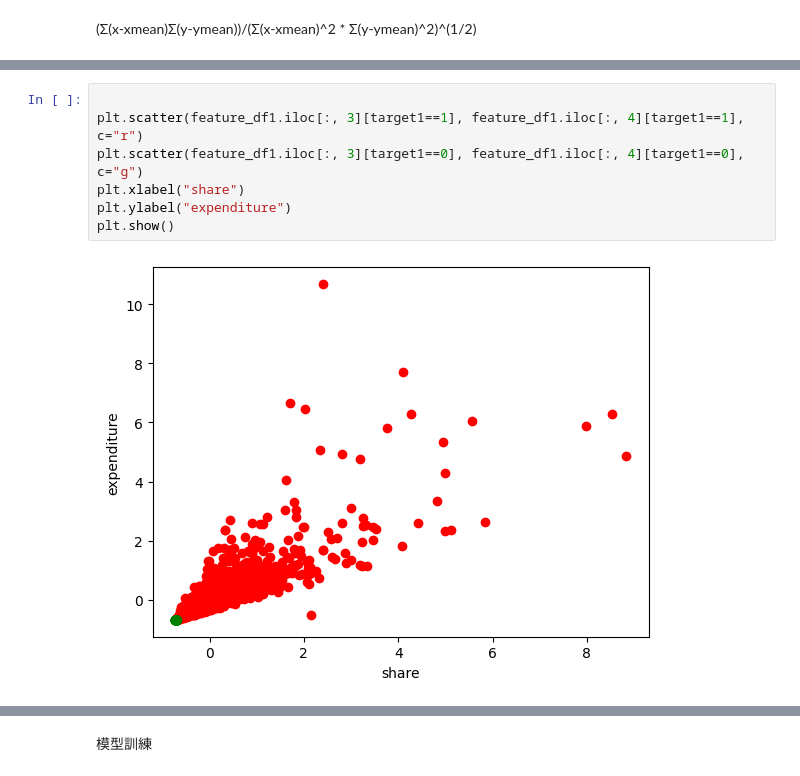
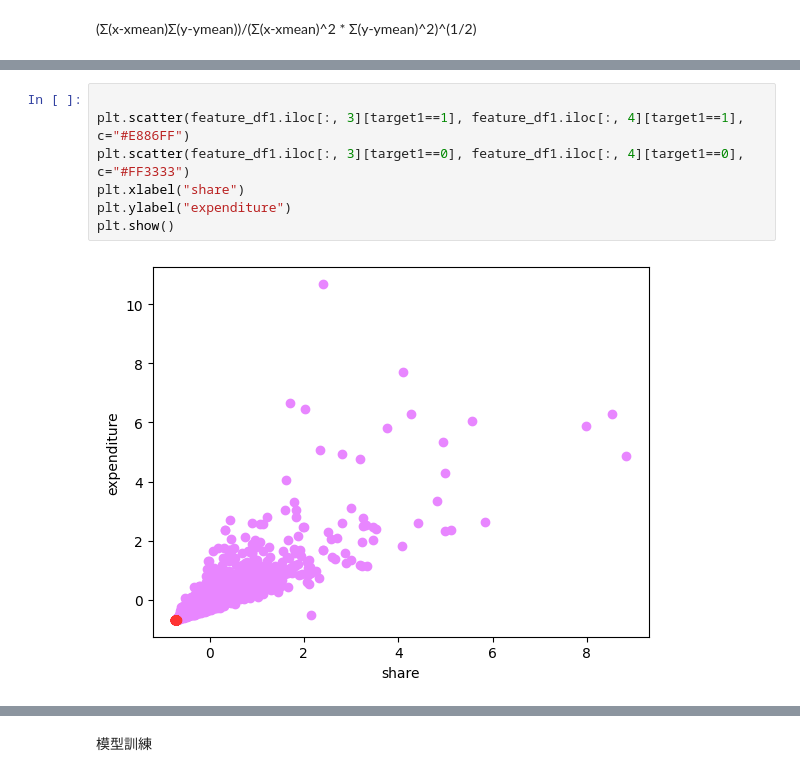
Before and after one commit to RCK10274/Issue_Credit_Card, a Jupyter notebook: Analyz.ipynb, the cells around one changed output, grey strips where cells are left out. Cells and saved outputs as stored; diff of their text form.

```diff
--- a/Analyz.ipynb
+++ b/Analyz.ipynb
@@ -105,9 +93,9 @@ print(feature_df1.corr())
 # %%
 
-plt.scatter(feature_df1.iloc[:, 3][target1==1], feature_df1.iloc[:, 4][target1==1], c="r")
-plt.scatter(feature_df1.iloc[:, 3][target1==0], feature_df1.iloc[:, 4][target1==0], c="g")
+plt.scatter(feature_df1.iloc[:, 3][target1==1], feature_df1.iloc[:, 4][target1==1], c="#E886FF")
+plt.scatter(feature_df1.iloc[:, 3][target1==0], feature_df1.iloc[:, 4][target1==0], c="#FF3333")
 plt.xlabel("share")
 plt.ylabel("expenditure")
 plt.show()
 # %% [output]
-[figure, old version]
+[figure, new version]
```
Also changed, not shown: parts of 9 cells of this notebook, 2 other files.
